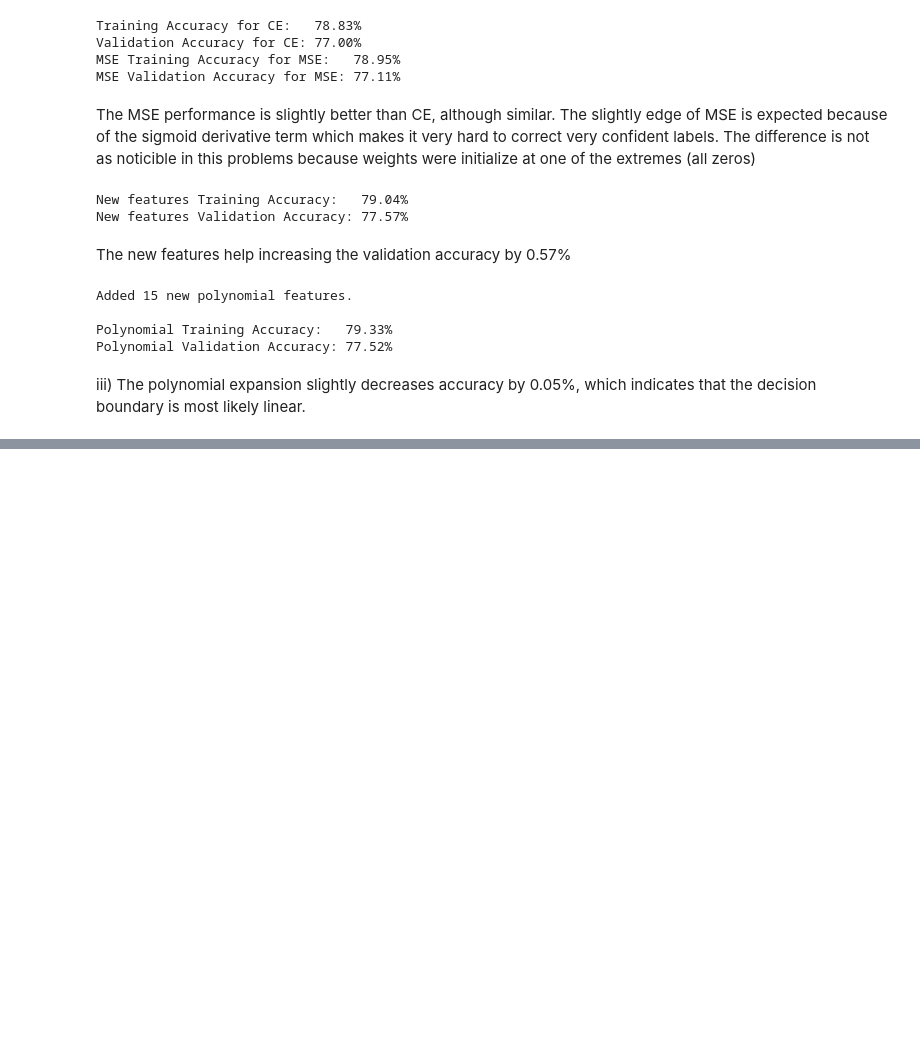
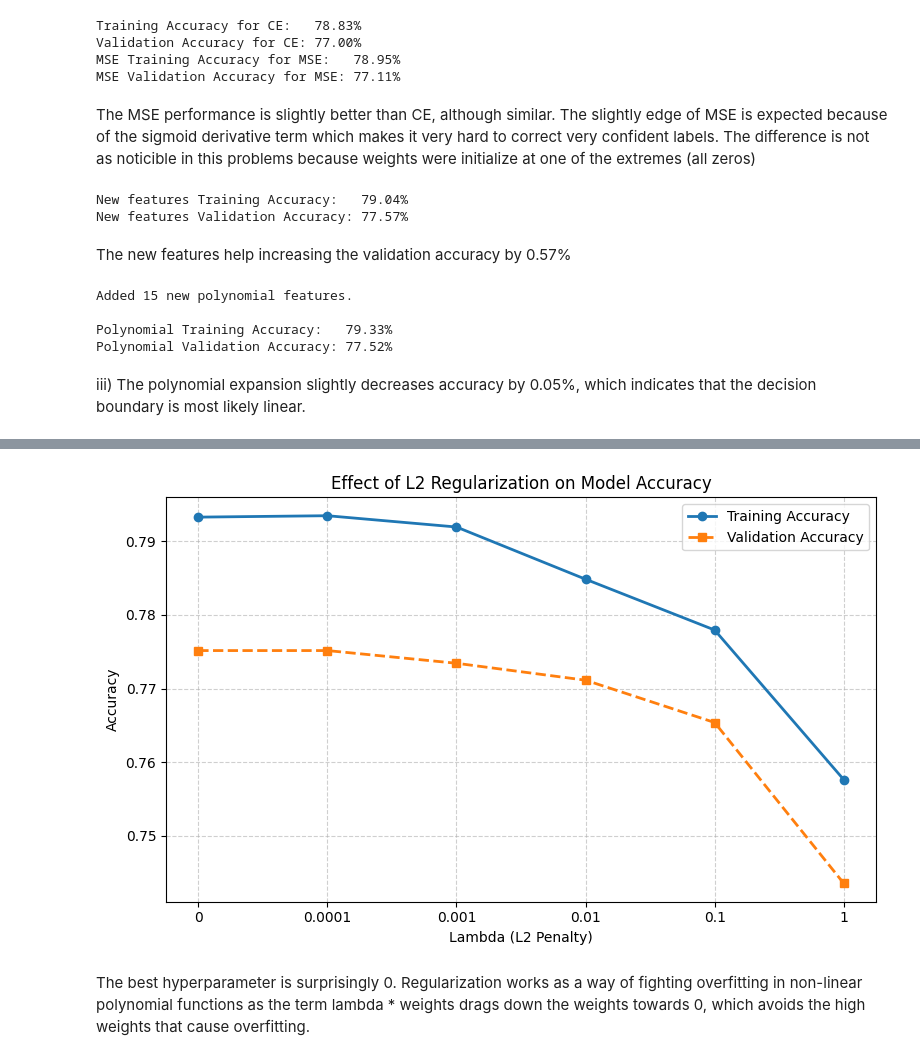
Before and after one commit to Pedro-Langone/EC146, a Jupyter notebook: hw1/hw1_5.ipynb, the cells around one changed output, grey strips where cells are left out. Cells and saved outputs as stored; diff of their text form; code cells hidden in the pictures; blank space fills up the shorter version.

```diff
--- a/hw1/hw1_5.ipynb
+++ b/hw1/hw1_5.ipynb
@@ -563,3 +563,79 @@ Polynomial Training Accuracy:   79.33%
 Polynomial Validation Accuracy: 77.52%
 # %% [markdown]
 iii) The polynomial expansion slightly decreases accuracy by 0.05%, which indicates that the decision boundary is most likely linear.
+# %%
+# Part f
+# i) done by hand in the first page of the submission
+# ii)
+def gradient_descent_ce_lambda(X, y, l, learning_rate=0.1, num_iterations=1000):
+    N, num_features = X.shape
+
+    # Initialize weights w to a vector of zeros
+    w = np.zeros(num_features)
+
+    # Store the loss at each step to plot convergence later
+    loss_history = []
+
+    for t in range(num_iterations):
+        # Predicted probabilities: sigma(w^T * X)
+        y_hat = sigmoid(np.dot(X, w))
+
+        # Gradient: (1/N) * X^T * (y_hat - y) + lambda * w
+        # Notice the + sign and the use of the w vector directly!
+        gradient = (1/N) * np.dot(X.T, (y_hat - y)) + l * w
+
+        # w(t+1)
+        w = w - learning_rate * gradient
+
+        # 4. Calculate regularized loss every 100 iterations or at the very last
+        if t % 100 == 0 or t == num_iterations - 1:
+            base_ce_loss = compute_ce_loss(X, y, w)
+            # Add the L2 penalty term to the loss history
+            reg_loss = base_ce_loss + (l / 2) * np.sum(w**2)
+            loss_history.append((t, reg_loss))
+
+    return w, loss_history
+
+lambdas = [0, 1e-4, 1e-3, 1e-2, 1e-1, 1]
+train_acc_list = []
+val_acc_list = []
+
+for l in lambdas:
+    w, loss_history = gradient_descent_ce_lambda(X_train.values, y_train.values, l, learning_rate=0.1, num_iterations=1000)
+
+    train_probs_lambda = sigmoid(np.dot(X_train.values, w))
+    val_probs_lambda = sigmoid(np.dot(X_val.values, w))
+
+    train_preds_lambda = (train_probs_lambda >= 0.5).astype(int)
+    val_preds_lambda = (val_probs_lambda >= 0.5).astype(int)
+
+    train_acc_lambda = np.mean(train_preds_lambda == y_train.values)
+    val_acc_lambda = np.mean(val_preds_lambda == y_val.values)
+
+    print(f"λ={l:<6} | Train Acc: {train_acc_lambda * 100:.2f}% | Val Acc: {val_acc_lambda * 100:.2f}%")
+
+    train_acc_list.append(train_acc_lambda)
+    val_acc_list.append(val_acc_lambda)
+
+
+plt.figure(figsize=(8, 5))
+
+x_positions = np.arange(len(lambdas))
+# Convert the lambda values to clean strings for the labels
+x_labels = [str(l) for l in lambdas]
+
+plt.plot(x_positions, train_acc_list, marker='o', color='tab:blue', linewidth=2, label='Training Accuracy')
+plt.plot(x_positions, val_acc_list, marker='s', color='tab:orange', linewidth=2, linestyle='--', label='Validation Accuracy')
+
+# Apply the custom string labels to the evenly spaced x-axis
+plt.xticks(x_positions, x_labels)
+
+plt.xlabel('Lambda (L2 Penalty)')
+plt.ylabel('Accuracy')
+plt.title('Effect of L2 Regularization on Model Accuracy')
+plt.legend()
+plt.grid(True, linestyle='--', alpha=0.6)
+plt.tight_layout()
+
+plt.show()
+# %% [output]
@@ -565,0 +648,3 @@ iii) The polynomial expansion slightly decreases accuracy by 0.05%, which indica
+[figure, added]
+# %% [markdown]
+The best hyperparameter is surprisingly 0. Regularization works as a way of fighting overfitting in non-linear polynomial functions as the term lambda * weights drags down the weights towards 0, which avoids the high weights that cause overfitting.
```
Also changed, not shown: parts of 6 cells of this notebook.
